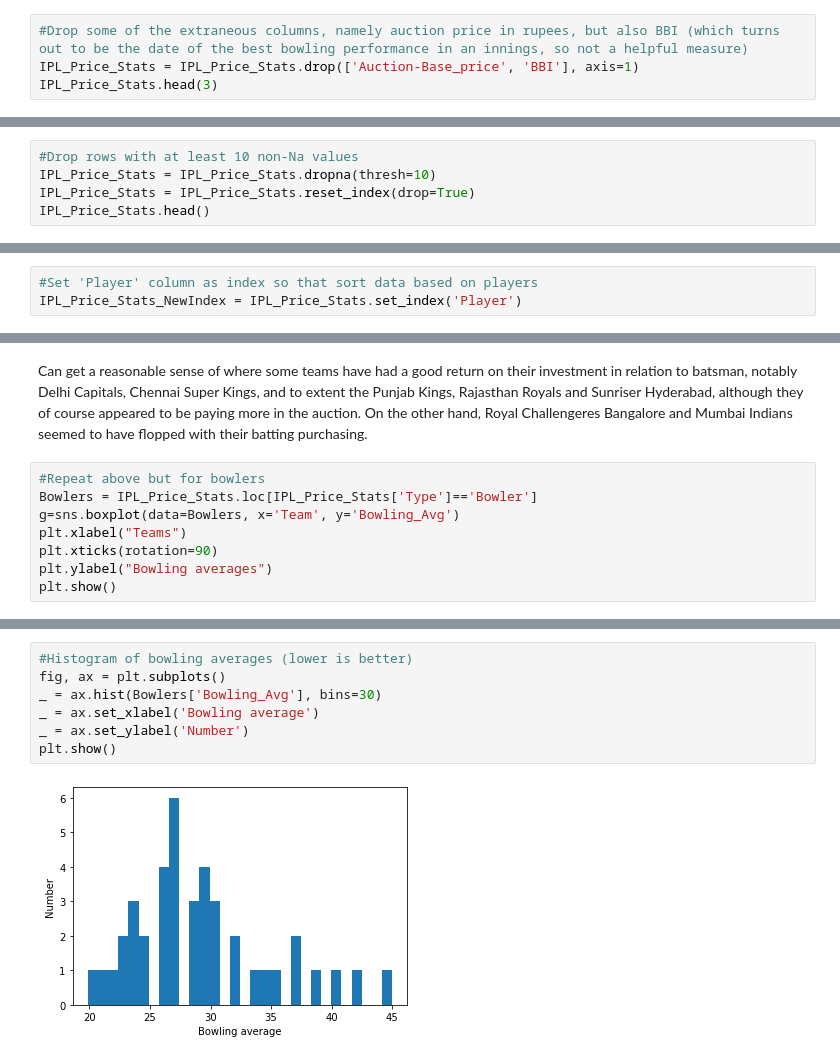
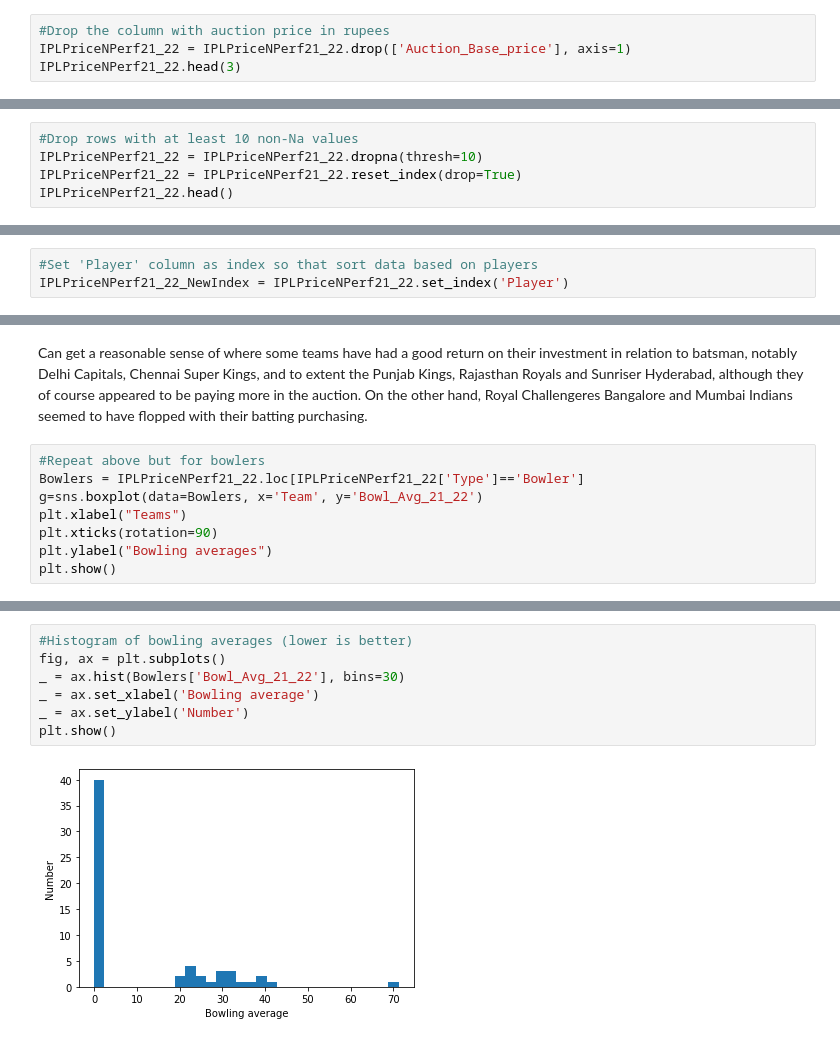
Before and after one commit to JonnyPearce/SpringboardCapstone2, a Jupyter notebook: Notebooks/Capstone2_CricketProject_ExploratoryDataAnalysis_JonnyPearce_Feb2023.ipynb, the cells around one changed output, grey strips where cells are left out. Saved outputs shown, nothing was run; the diff lists cells and outputs as text.

Commit message:
Revised Notebook with new data - 14 March 2023

```diff
--- a/Notebooks/Capstone2_CricketProject_ExploratoryDataAnalysis_JonnyPearce_Feb2023.ipynb
+++ b/Notebooks/Capstone2_CricketProject_ExploratoryDataAnalysis_JonnyPearce_Feb2023.ipynb
@@ -294,5 +146,5 @@ Index(['Player', 'Country', 'Team', 'Type', 'Auction-Base_price',
 # %%
-#Drop some of the extraneous columns, namely auction price in rupees, but also BBI (which turns out to be the date of the best bowling performance in an innings, so not a helpful measure)
-IPL_Price_Stats = IPL_Price_Stats.drop(['Auction-Base_price', 'BBI'], axis=1)
-IPL_Price_Stats.head(3)
+#Drop the column with auction price in rupees
+IPLPriceNPerf21_22 = IPLPriceNPerf21_22.drop(['Auction_Base_price'], axis=1)
+IPLPriceNPerf21_22.head(3)
 # %% [output]
@@ -438,6 +291,6 @@ So, worth bearing in mind that 127 players were purchased, but haven't played in
 # %%
 #Drop rows with at least 10 non-Na values
-IPL_Price_Stats = IPL_Price_Stats.dropna(thresh=10)
-IPL_Price_Stats = IPL_Price_Stats.reset_index(drop=True)
-IPL_Price_Stats.head()
+IPLPriceNPerf21_22 = IPLPriceNPerf21_22.dropna(thresh=10)
+IPLPriceNPerf21_22 = IPLPriceNPerf21_22.reset_index(drop=True)
+IPLPriceNPerf21_22.head()
 # %% [output]
@@ -500,3 +355,3 @@ dtype: int64
 # %%
 #Set 'Player' column as index so that sort data based on players
-IPL_Price_Stats_NewIndex = IPL_Price_Stats.set_index('Player')
+IPLPriceNPerf21_22_NewIndex = IPLPriceNPerf21_22.set_index('Player')
@@ -726,8 +572,8 @@ plt.show()
 Can get a reasonable sense of where some teams have had a good return on their investment in relation to batsman, notably Delhi Capitals, Chennai Super Kings, and to extent the Punjab Kings, Rajasthan Royals and Sunriser Hyderabad, although they  of course appeared to be paying more in the auction. On the other hand, Royal Challengeres Bangalore and Mumbai Indians seemed to have flopped with their batting purchasing.
 # %%
 #Repeat above but for bowlers
-Bowlers = IPL_Price_Stats.loc[IPL_Price_Stats['Type']=='Bowler']
-g=sns.boxplot(data=Bowlers, x='Team', y='Bowling_Avg')
+Bowlers = IPLPriceNPerf21_22.loc[IPLPriceNPerf21_22['Type']=='Bowler']
+g=sns.boxplot(data=Bowlers, x='Team', y='Bowl_Avg_21_22')
 plt.xlabel("Teams")
 plt.xticks(rotation=90)
 plt.ylabel("Bowling averages")
@@ -757,12 +603,12 @@ plt.show()
 # %%
 #Histogram of bowling averages (lower is better)
 fig, ax = plt.subplots()
-_ = ax.hist(Bowlers['Bowling_Avg'], bins=30)
+_ = ax.hist(Bowlers['Bowl_Avg_21_22'], bins=30)
 _ = ax.set_xlabel('Bowling average')
 _ = ax.set_ylabel('Number')
 plt.show()
 # %% [output]
-[figure, old version]
+[figure, new version]
 # %%
 Bat_AllR_WK.describe()
 # %% [output]
```
Also changed, not shown: parts of 87 cells of this notebook.
